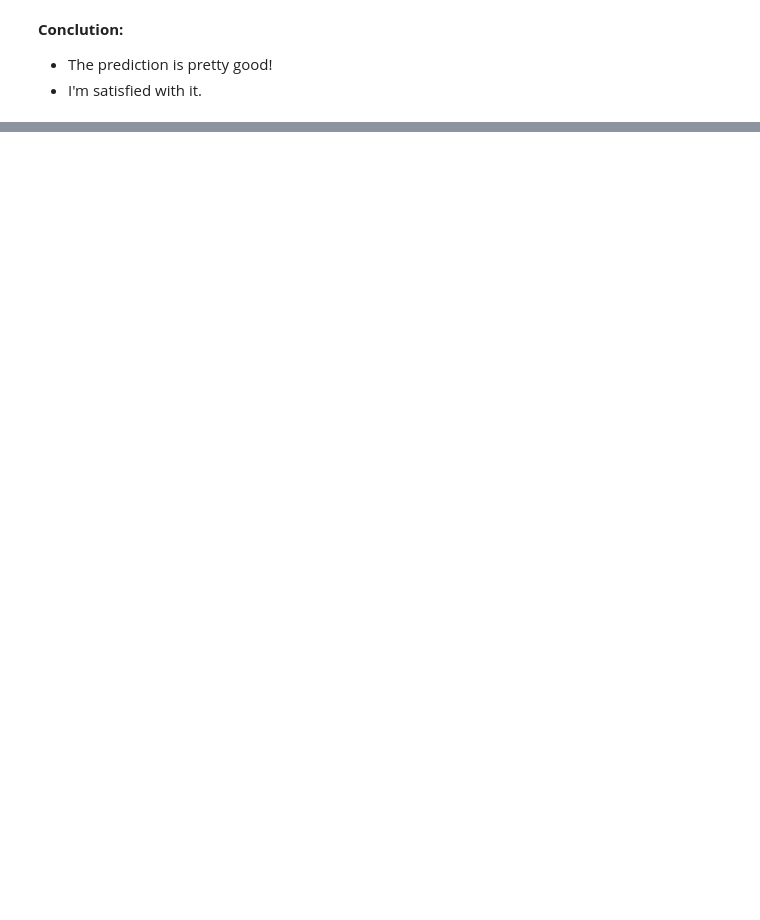
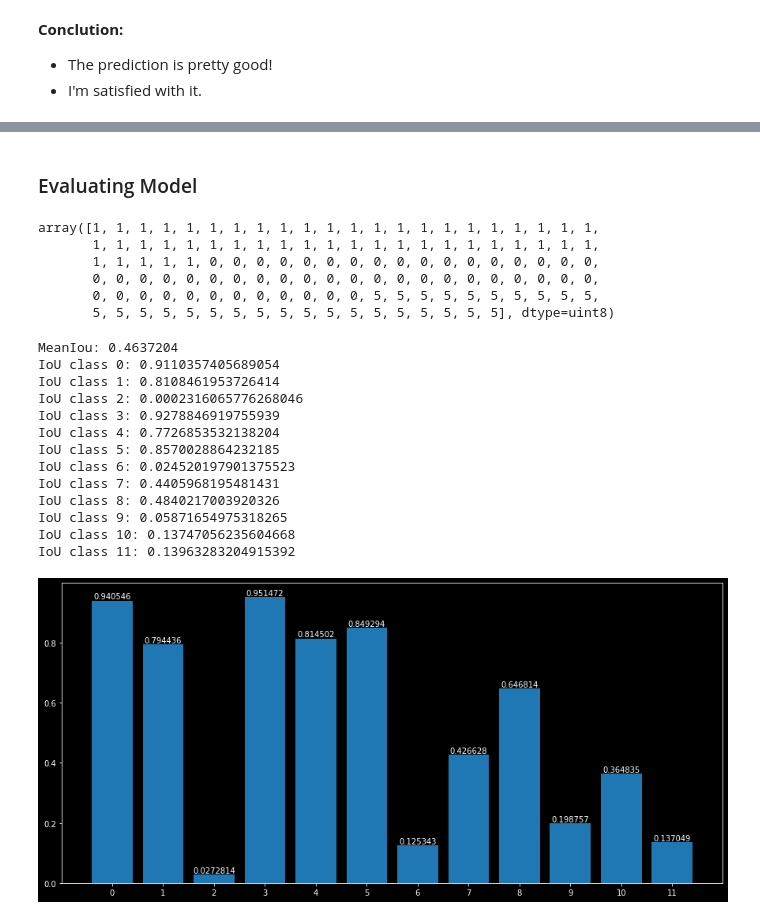
Before and after one commit to edutjie/Computer-Vision-Indonesia.AI, a Jupyter notebook: 8. Final Project/segmentation_self_driving_car.ipynb, the cells around one changed output, grey strips where cells are left out. Drawn from its saved outputs; the diff is of its cells as text; code cells hidden in the pictures; blank space fills up the shorter version.

```diff
--- a/8. Final Project/segmentation_self_driving_car.ipynb
+++ b/8. Final Project/segmentation_self_driving_car.ipynb
@@ -599,0 +763,5 @@ plt.show()
+# %%
+fcn8s_y_pred = fcn8s_best_model.predict(X_test)
+fcn8s_y_pred = np.argmax(fcn8s_y_pred, axis=-1)
+print("y_pred Shape:", fcn8s_y_pred.shape)
+fcn8s_y_pred[0, 0, :]
@@ -599,0 +777,28 @@ plt.show()
+# %% [markdown]
+### Evaluating Model
+# %%
+y_test[0, 0, :]
+# %% [output]
+array([1, 1, 1, 1, 1, 1, 1, 1, 1, 1, 1, 1, 1, 1, 1, 1, 1, 1, 1, 1, 1, 1,
+       1, 1, 1, 1, 1, 1, 1, 1, 1, 1, 1, 1, 1, 1, 1, 1, 1, 1, 1, 1, 1, 1,
+       1, 1, 1, 1, 1, 0, 0, 0, 0, 0, 0, 0, 0, 0, 0, 0, 0, 0, 0, 0, 0, 0,
+       0, 0, 0, 0, 0, 0, 0, 0, 0, 0, 0, 0, 0, 0, 0, 0, 0, 0, 0, 0, 0, 0,
+       0, 0, 0, 0, 0, 0, 0, 0, 0, 0, 0, 0, 5, 5, 5, 5, 5, 5, 5, 5, 5, 5,
+       5, 5, 5, 5, 5, 5, 5, 5, 5, 5, 5, 5, 5, 5, 5, 5, 5, 5], dtype=uint8)
+# %%
+fcn8s_m = calculate_mean_iou(y_test, fcn8s_y_pred, num_class)
+# %% [output]
+MeanIou: 0.4637204
+IoU class 0: 0.9110357405689054
+IoU class 1: 0.8108461953726414
+IoU class 2: 0.0002316065776268046
+IoU class 3: 0.9278846919755939
+IoU class 4: 0.7726853532138204
+IoU class 5: 0.8570028864232185
+IoU class 6: 0.024520197901375523
+IoU class 7: 0.4405968195481431
+IoU class 8: 0.4840217003920326
+IoU class 9: 0.05871654975318265
+IoU class 10: 0.13747056235604668
+IoU class 11: 0.13963283204915392
+[figure, added]
```
Also changed, not shown: parts of 31 cells of this notebook.
